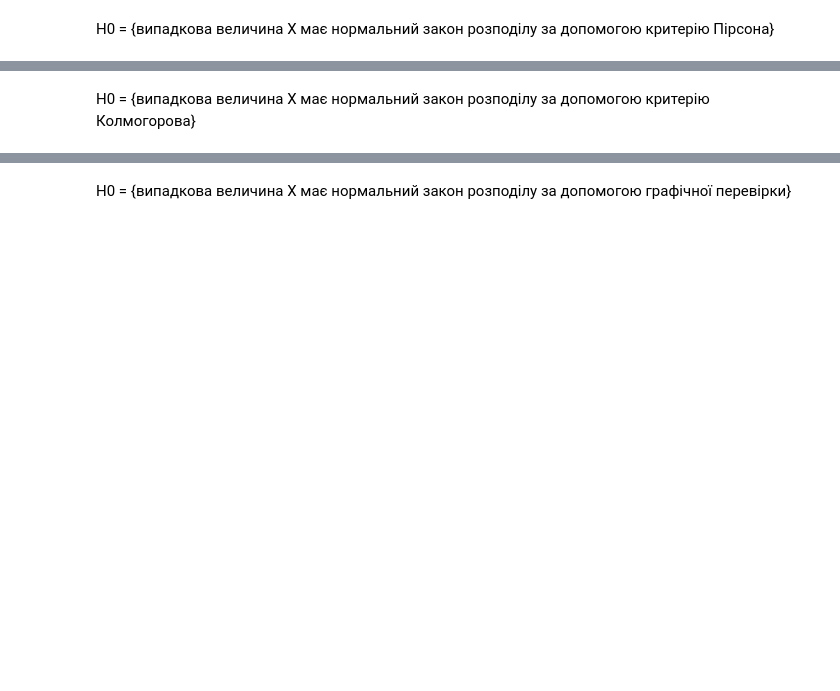
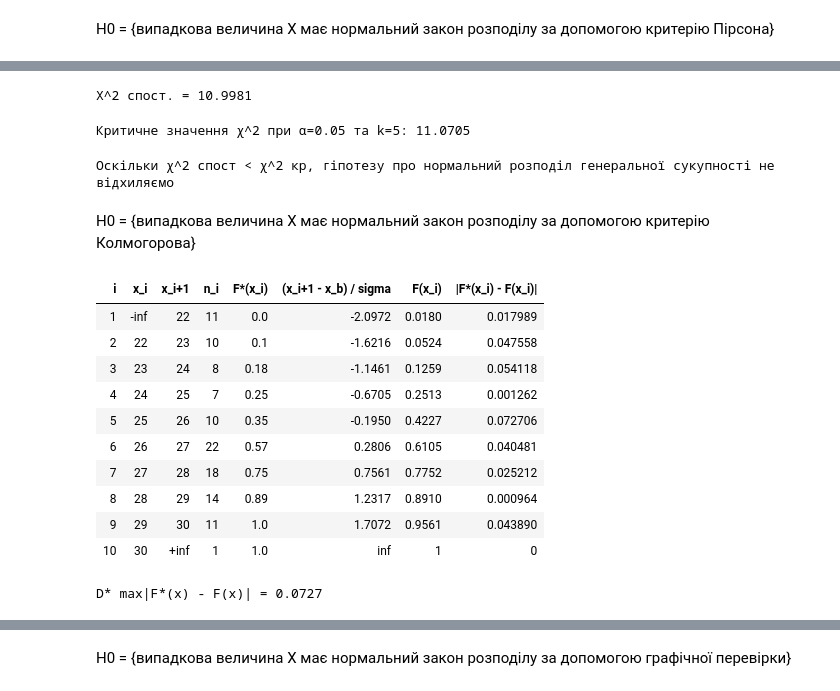
Before and after one commit to anonjustchillin/ProbabilisticModels_labs, a Jupyter notebook: lab2/lab2.ipynb, the cells around one changed output, grey strips where cells are left out. Saved outputs shown, nothing was run; the diff lists cells and outputs as text; code cells hidden in the pictures; blank space fills up the shorter version.

```diff
--- a/lab2/lab2.ipynb
+++ b/lab2/lab2.ipynb
@@ -13,0 +150,14 @@ H0 = {випадкова величина X має нормальний зако
+# %%
+n_p = np.array([pi * n for pi in p])
+
+sub_n = []
+for i in range(len(mi)):
+    sub_n.append(mi[i]-n_p[i])
+
+sub_n2 = []
+for i in sub_n:
+    sub_n2.append(np.pow(i, 2))
+
+frac_sub_n2 = []
+for i in range(len(sub_n2)):
+    frac_sub_n2.append(sub_n2[i] / n_p[i])
@@ -14,2 +201,21 @@ H0 = {випадкова величина X має нормальний зако
+# %%
+x_2 = np.sum(frac_sub_n2)
+print(f'X^2 спост. = {round(x_2, 4)}')
+# %% [output]
+X^2 спост. = 10.9981
+# %%
+critical_value = chi2.ppf(1-a, k)
+print(f"Критичне значення χ^2 при α={a} та k={k}: {critical_value:.4f}")
+# %% [output]
+Критичне значення χ^2 при α=0.05 та k=5: 11.0705
+# %%
+if x_2 < critical_value:
+    print("Оскільки χ^2 спост < χ^2 кр, гіпотезу про нормальний розподіл генеральної сукупності не відхиляємо")
+else:
+    print("Оскільки χ^2 спост > χ^2 кр, гіпотезу про нормальний розподіл генеральної сукупності  відхиляємо")
+# %% [output]
+Оскільки χ^2 спост < χ^2 кр, гіпотезу про нормальний розподіл генеральної сукупності не відхиляємо
 # %% [markdown]
 H0 = {випадкова величина X має нормальний закон розподілу за допомогою критерію Колмогорова}
+# %%
+x = np.unique(xi.ravel())
@@ -15,0 +232,7 @@ H0 = {випадкова величина X має нормальний зако
+# %%
+empir_func = np.array([0])
+sum_func = 0
+
+for i in mi:
+    sum_func += i
+    empir_func = np.append(empir_func, sum_func/n)
@@ -15,0 +246,39 @@ H0 = {випадкова величина X має нормальний зако
+# %%
+table = PrettyTable()
+table.field_names = ["i",
+                     "x_i",
+                     "x_i+1",
+                     "n_i",
+                     "F*(x_i)",
+                     "(x_i+1 - x_b) / sigma",
+                     "F(x_i)",
+                     "|F*(x_i) - F(x_i)|"]
+
+for i in range(len(x)+1):
+    table.add_row([i+1,
+                   "-inf" if i == 0 else x[i-1],
+                   "+inf" if i == len(x) else x[i],
+                   1 if i == len(x) else mi[i-1],
+                   empir_func[i-1] if i == len(x) else empir_func[i],
+                   "inf" if i == len(x) else f"{proximal[i]:.4f}",
+                   1 if i == len(x) else f"{theoretical_func[i]:.4f}",
+                   0 if i == len(x) else f"{difference[i]:.6f}"
+                   ])
+table
+# %% [output]
+| i | x_i | x_i+1 | n_i | F*(x_i) | (x_i+1 - x_b) / sigma | F(x_i) | |F*(x_i) - F(x_i)| |
+| 1 | -inf | 22 | 11 | 0.0 | -2.0972 | 0.0180 | 0.017989 |
+| 2 | 22 | 23 | 10 | 0.1 | -1.6216 | 0.0524 | 0.047558 |
+| 3 | 23 | 24 | 8 | 0.18 | -1.1461 | 0.1259 | 0.054118 |
+| 4 | 24 | 25 | 7 | 0.25 | -0.6705 | 0.2513 | 0.001262 |
+| 5 | 25 | 26 | 10 | 0.35 | -0.1950 | 0.4227 | 0.072706 |
+| 6 | 26 | 27 | 22 | 0.57 | 0.2806 | 0.6105 | 0.040481 |
+| 7 | 27 | 28 | 18 | 0.75 | 0.7561 | 0.7752 | 0.025212 |
+| 8 | 28 | 29 | 14 | 0.89 | 1.2317 | 0.8910 | 0.000964 |
+| 9 | 29 | 30 | 11 | 1.0 | 1.7072 | 0.9561 | 0.043890 |
+| 10 | 30 | +inf | 1 | 1.0 | inf | 1 | 0 |
+# %%
+d = np.max(difference).round(6)
+print(f"D* max|F*(x) - F(x)| = {d:.4f}")
+# %% [output]
+D* max|F*(x) - F(x)| = 0.0727
```
Also changed, not shown: parts of 28 cells of this notebook, 1 other file.
